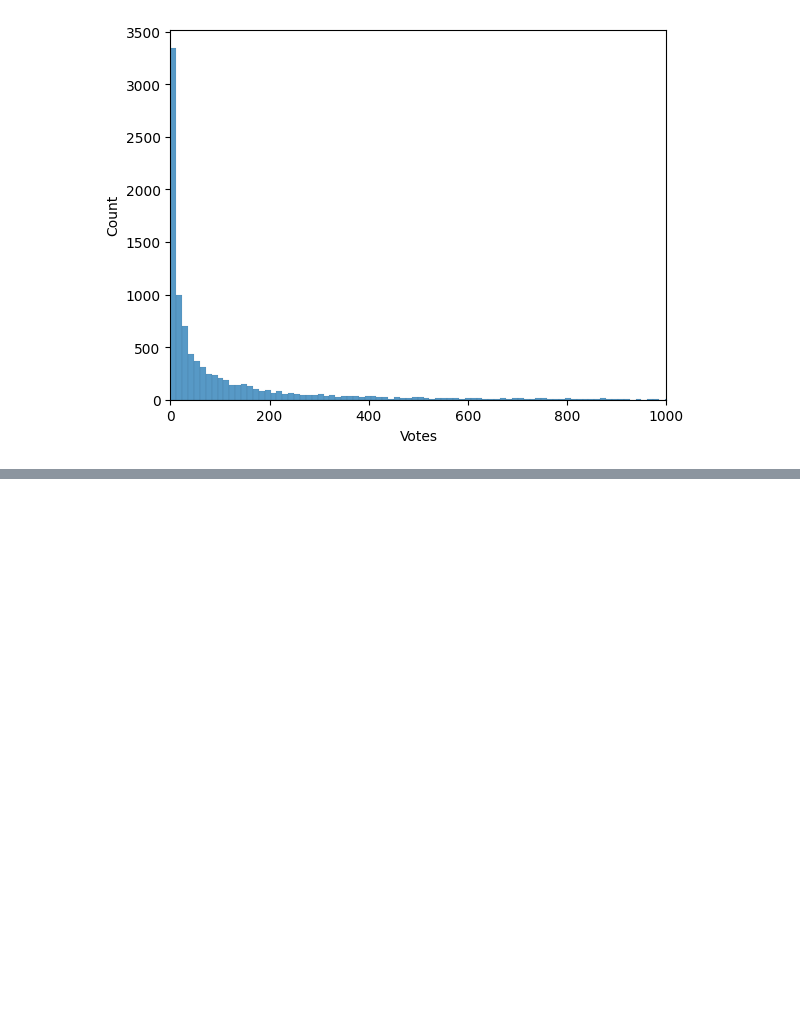
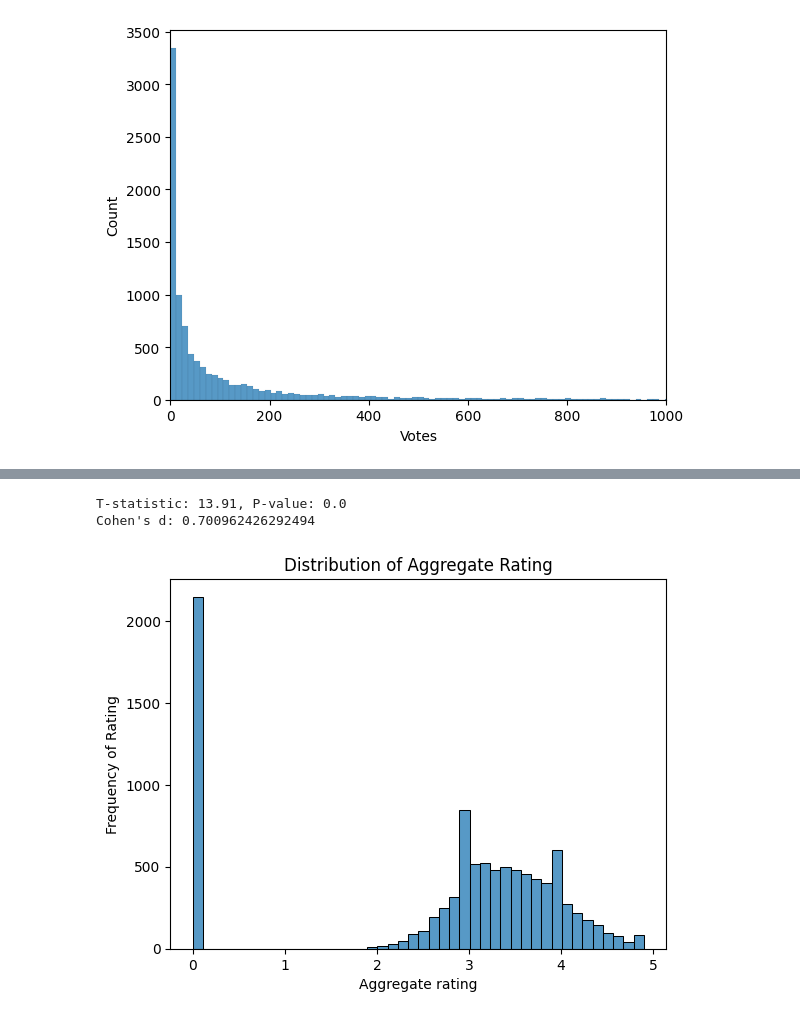
Before and after one commit to Suray-27/Restaurant-Analysis, a Jupyter notebook: Restaurant_analysis.ipynb, the cells around one changed output, grey strips where cells are left out. Saved outputs shown, nothing was run; the diff lists cells and outputs as text; code cells hidden in the pictures; blank space fills up the shorter version.

```diff
--- a/Restaurant_analysis.ipynb
+++ b/Restaurant_analysis.ipynb
@@ -530,0 +514,14 @@ Name: Aggregate rating, dtype: float64
+# %%
+t_stat,p_value = ttest_ind(american,non_american)
+print(f"T-statistic: {round(t_stat,2)}, P-value: {round(p_value,2)}")
+print("Cohen's d:", cohen_d(american,non_american))
+# %% [output]
+T-statistic: 13.91, P-value: 0.0
+Cohen's d: 0.700962426292494
+# %%
+sns.histplot(rest_df['Aggregate rating'])
+plt.title('Distribution of Aggregate Rating')
+plt.ylabel('Frequency of Rating')
+plt.show()
+# %% [output]
+[figure, added]
```
Also changed, not shown: parts of 10 cells of this notebook.
